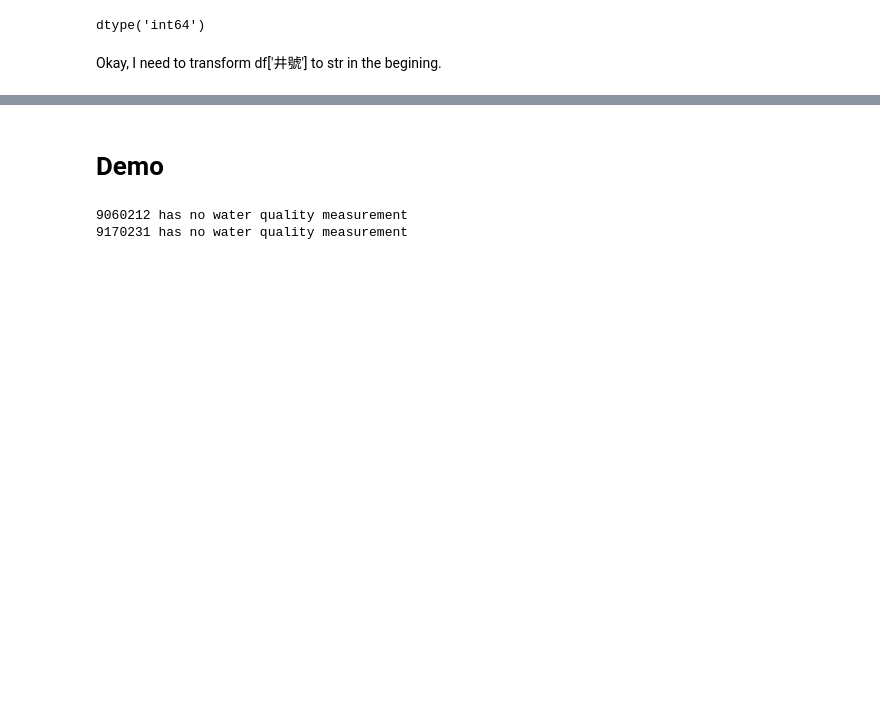
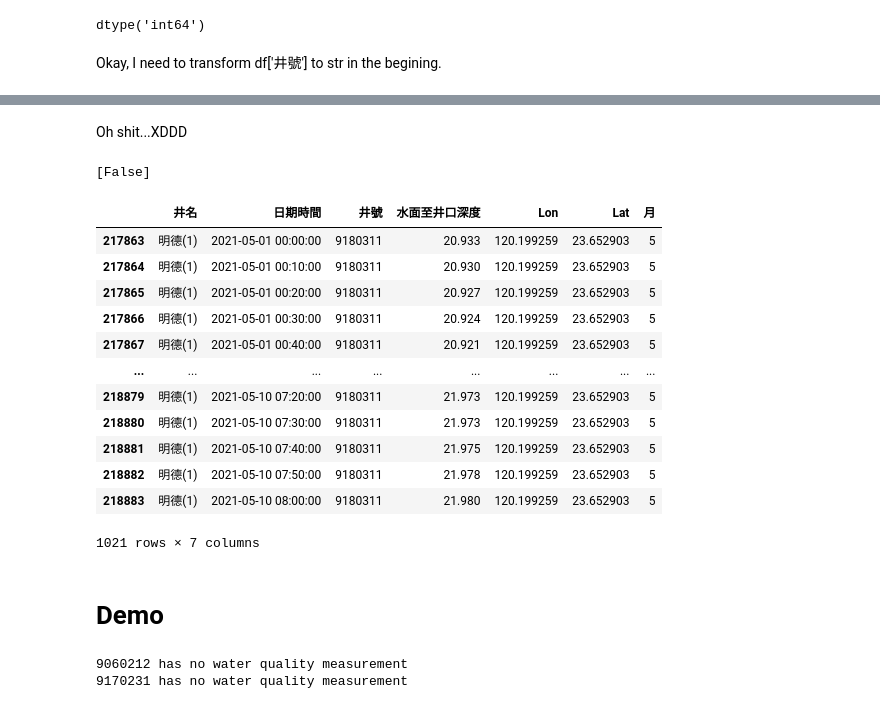
Before and after one commit to dispink/GW_NCDR, a Jupyter notebook: build_script_03.ipynb, the cells around one changed output, grey strips where cells are left out. Saved outputs shown, nothing was run; the diff lists cells and outputs as text; code cells hidden in the pictures; blank space fills up the shorter version.

```diff
--- a/build_script_03.ipynb
+++ b/build_script_03.ipynb
@@ -193,3 +307,61 @@ Okay, I need to transform df['井號'] to str in the begining.
+# %% [markdown]
+Oh shit...XDDD
+# %%
+check_list=[]
+out_df = pd.DataFrame()
+#for siteid in df['井號'].astype(str).unique():
+for siteid in ['9180311']:
+    check = True
+    # collect the analytes having value in the standard (std_name) and '日期'
+    cols = np.hstack([std_df.loc[~std_df[std_name].isna(), '項目'], '日期'])
+    # select the data points of that siteid
+    X = wa_df[wa_df['井號'] == siteid].reset_index(drop=True)
+    # There might be site not having measurement at all
+    if len(X) > 0:
+        # select the analytes both have values in the water quality dataset
+        # and in the standard.
+        X = X.loc[:, X.columns.isin(cols)]
+        X = X.loc[:, X.any(axis=0)].copy()
+        # the last one is '日期'
+        for analyte in X.columns[:-1]:
+            std_value = std_df.loc[std_df['項目'] == analyte, std_name].values[0]
+            # there are three different scenarios about the standard value
+            if analyte == '氫離子濃度指數':
+                lo_lim, up_lim = [float(_) for _ in std_value.split('-')]
+                mask = (X[analyte] >= lo_lim) & (X[analyte] <= up_lim)
+            elif analyte == '溶氧量':
+                mask = X[analyte] > std_value
+            else:
+                mask = X[analyte] < std_value
+            # if there more than 3 historical measurements not passing std
+            # in an analyte, this siteid will be marked "no"
+            if (~mask).sum() > 3:
+                check = False
+    else:
+        print('{} has no water quality measurement'.format(siteid))
+        check = False
+    check_list.append(check)
+    out_df = pd.concat([out_df, df[df['井號'] == siteid]], join='outer', axis=0)
+# %%
+check_list
+# %% [output]
+[False]
+# %%
+df[df['井號'] == siteid]
+# %% [output]
+|  | 井名 | 日期時間 | 井號 | 水面至井口深度 | Lon | Lat | 月 |
+| 217863 | 明德(1) | 2021-05-01 00:00:00 | 9180311 | 20.933 | 120.199259 | 23.652903 | 5 |
+| 217864 | 明德(1) | 2021-05-01 00:10:00 | 9180311 | 20.930 | 120.199259 | 23.652903 | 5 |
+| 217865 | 明德(1) | 2021-05-01 00:20:00 | 9180311 | 20.927 | 120.199259 | 23.652903 | 5 |
+| 217866 | 明德(1) | 2021-05-01 00:30:00 | 9180311 | 20.924 | 120.199259 | 23.652903 | 5 |
+| 217867 | 明德(1) | 2021-05-01 00:40:00 | 9180311 | 20.921 | 120.199259 | 23.652903 | 5 |
+| ... | ... | ... | ... | ... | ... | ... | ... |
+| 218879 | 明德(1) | 2021-05-10 07:20:00 | 9180311 | 21.973 | 120.199259 | 23.652903 | 5 |
+| 218880 | 明德(1) | 2021-05-10 07:30:00 | 9180311 | 21.973 | 120.199259 | 23.652903 | 5 |
+| 218881 | 明德(1) | 2021-05-10 07:40:00 | 9180311 | 21.975 | 120.199259 | 23.652903 | 5 |
+| 218882 | 明德(1) | 2021-05-10 07:50:00 | 9180311 | 21.978 | 120.199259 | 23.652903 | 5 |
+| 218883 | 明德(1) | 2021-05-10 08:00:00 | 9180311 | 21.980 | 120.199259 | 23.652903 | 5 |
+1021 rows × 7 columns
 # %% [markdown]
 # Demo
 # %%
```
Also changed, not shown: parts of 11 cells of this notebook, 2 other files.
